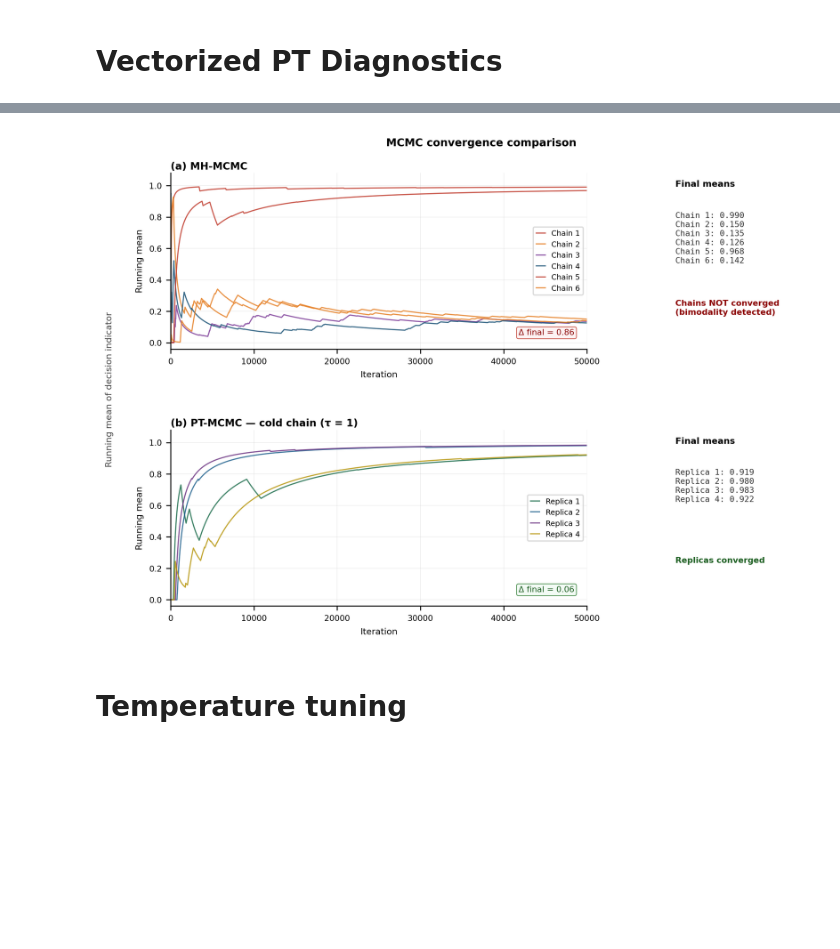
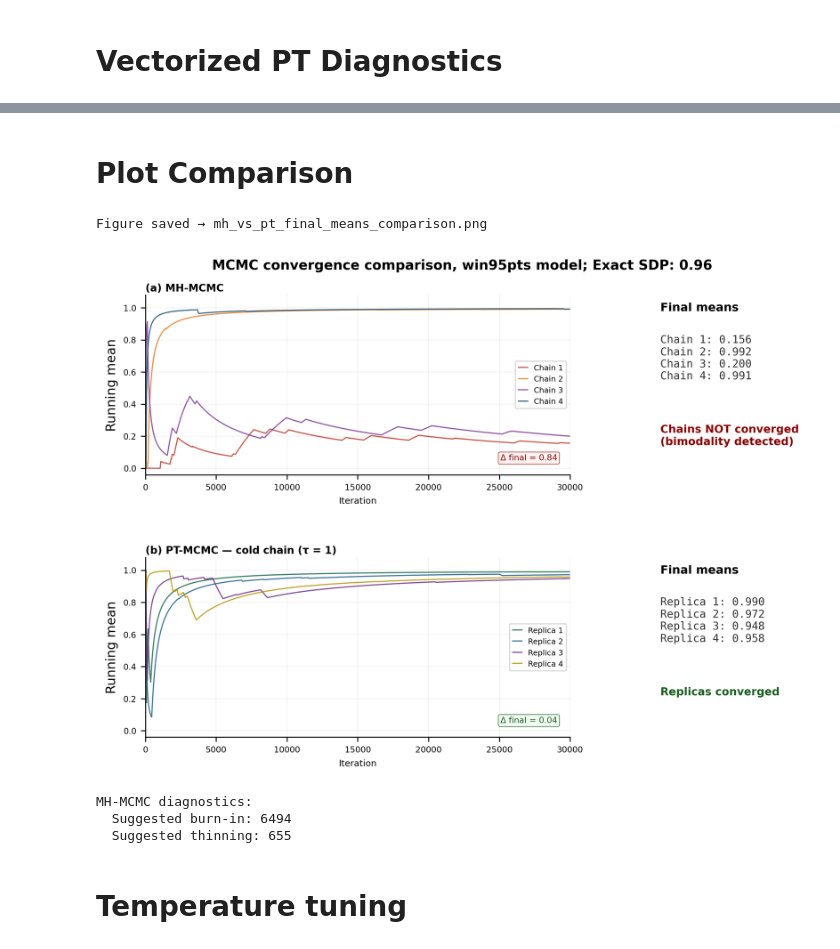
Before and after one commit to jpafcampos/explaining-BNs, a Jupyter notebook: src/mcmc_sanity_check.ipynb, the cells around one changed output, grey strips where cells are left out. Cells and saved outputs as stored; diff of their text form; code cells hidden in the pictures; blank space fills up the shorter version.

```diff
--- a/src/mcmc_sanity_check.ipynb
+++ b/src/mcmc_sanity_check.ipynb
@@ -85,7 +88,7 @@ Loading models...
 # %%
 interesting_patient = {'TTOK': 'No', 'NtSpd': 'OK', 'PgOrnttnOK': 'Incorrect', 'NetOK': 'Yes', 'TrTypFnts': 'No', 'PrtPath': 'Correct', 'PrtPaper': 'No_Paper', 'Problem1': 'No_Output', 'AppData': 'Correct', 'PrtDataOut': 'Yes', 'PSERRMEM': 'Low_Memory', 'Problem4': 'Yes', 'FntInstlltn': 'Verified', 'NnTTOK': 'No', 'AppDtGnTm': 'Fast_Enough', 'DskLocal': 'Greater_than_2_Mb', 'PrtSel': 'Yes', 'Problem5': 'No', 'IncmpltPS': 'Yes', 'PrtIcon': 'Normal', 'GDIIN': 'Yes', 'PrtData': 'Yes', 'PrtPScript': 'Yes', 'HrglssDrtnAftrPrnt': 'Fast_Enough', 'AvlblVrtlMmry': 'Adequate____1Mb_', 'PrtPort': 'Yes', 'GrbldOtpt': 'No', 'GDIOUT': 'Yes', 'TnrSpply': 'Adequate', 'PrntrAccptsTrtyp': 'No', 'PrtOn': 'No', 'Problem6': 'No', 'PrtSpool': 'Disabled', 'TstpsTxt': 'x_1_Mb_Available_VM', 'PrtTimeOut': 'Long_Enough', 'PrntPrcssTm': 'Too_Long', 'PrtStatToner': 'Low__None', 'DrvSet': 'Correct'}
 # %%
-interesting_patient = {'TTOK': 'No', 'NtSpd': 'OK', 'PgOrnttnOK': 'Incorrect', 'NetOK': 'Yes', 'TrTypFnts': 'No', 'PrtPath': 'Correct', 'PrtPaper': 'No_Paper', 'Problem1': 'No_Output', 'AppData': 'Correct', 'PrtDataOut': 'Yes', 'PSERRMEM': 'Low_Memory', 'Problem4': 'Yes', 'FntInstlltn': 'Verified', 'NnTTOK': 'No', 'AppDtGnTm': 'Fast_Enough', 'DskLocal': 'Greater_than_2_Mb', 'PrtSel': 'Yes', 'Problem5': 'No', 'IncmpltPS': 'Yes', 'PrtIcon': 'Normal', 'GDIIN': 'Yes', 'PrtData': 'Yes', 'PrtPScript': 'Yes', 'HrglssDrtnAftrPrnt': 'Fast_Enough', 'AvlblVrtlMmry': 'Adequate____1Mb_', 'PrtPort': 'Yes', 'GrbldOtpt': 'No', 'GDIOUT': 'Yes', 'TnrSpply': 'Adequate', 'PrntrAccptsTrtyp': 'No', 'PrtOn': 'No', 'Problem6': 'No', 'PrtSpool': 'Disabled', 'TstpsTxt': 'x_1_Mb_Available_VM', 'PrtTimeOut': 'Long_Enough', 'PrntPrcssTm': 'Too_Long', 'PrtStatToner': 'Low__None', 'DrvSet': 'Correct', 'PrtStatMem': 'Out_of_Memory'}
+#interesting_patient = {'TTOK': 'No', 'NtSpd': 'OK', 'PgOrnttnOK': 'Incorrect', 'NetOK': 'Yes', 'TrTypFnts': 'No', 'PrtPath': 'Correct', 'PrtPaper': 'No_Paper', 'Problem1': 'No_Output', 'AppData': 'Correct', 'PrtDataOut': 'Yes', 'PSERRMEM': 'Low_Memory', 'Problem4': 'Yes', 'FntInstlltn': 'Verified', 'NnTTOK': 'No', 'AppDtGnTm': 'Fast_Enough', 'DskLocal': 'Greater_than_2_Mb', 'PrtSel': 'Yes', 'Problem5': 'No', 'IncmpltPS': 'Yes', 'PrtIcon': 'Normal', 'GDIIN': 'Yes', 'PrtData': 'Yes', 'PrtPScript': 'Yes', 'HrglssDrtnAftrPrnt': 'Fast_Enough', 'AvlblVrtlMmry': 'Adequate____1Mb_', 'PrtPort': 'Yes', 'GrbldOtpt': 'No', 'GDIOUT': 'Yes', 'TnrSpply': 'Adequate', 'PrntrAccptsTrtyp': 'No', 'PrtOn': 'No', 'Problem6': 'No', 'PrtSpool': 'Disabled', 'TstpsTxt': 'x_1_Mb_Available_VM', 'PrtTimeOut': 'Long_Enough', 'PrntPrcssTm': 'Too_Long', 'PrtStatToner': 'Low__None', 'DrvSet': 'Correct', 'PrtStatMem': 'Out_of_Memory'}
 # %%
 target = select_optimal_target_node(win95pts_model)
 target_states = win95pts_model.get_cpds(target).state_names[target]
@@ -861,7 +710,7 @@ n_evidence
 # %%
 def run_vector_pt_mcmc_diagnostics(bn, target, target_value, patient, threshold,
                             n_iterations=15000, n_replicas=4,
-                            n_chains=4, max_temp=40.0,
+                            n_chains=4, max_temp=80.0,
                             use_ancestral_seed=True,
                             swap_interval=10):
     """
@@ -1278,6 +1127,6 @@ def run_vector_pt_mcmc_diagnostics(bn, target, target_value, patient, threshold,
         'temps':        temps,
     }
 # %%
-diag_interesting_pt = run_vector_pt_mcmc_diagnostics(win95pts_model, target, target_value, interesting_patient, 0.5, n_iterations=50_000)
+diag_interesting_pt = run_vector_pt_mcmc_diagnostics(win95pts_model, target, target_value, interesting_patient, 0.5, max_temp=40.0, n_iterations=30_000, use_ancestral_seed=False)
 # %% [output]
   PT replica 1/4 (n_chains=4, max_temp=40.0)...
@@ -1528,3 +1171,5 @@ plot_mh_vs_pt_convergence(diag_interesting_mcmc, diag_interesting_pt)
+# %% [markdown]
+# Plot Comparison
 # %%
 import numpy as np
 import matplotlib.pyplot as plt
@@ -1592,7 +1237,7 @@ def plot_mh_vs_pt_convergence_final_means(
     ax_mh.set_xlim(0, n_iter_mh)
     ax_mh.set_ylim(-0.04, 1.08)
     ax_mh.set_xlabel('Iteration', fontsize=7)
-    ax_mh.set_ylabel('Running mean', fontsize=7)
+    ax_mh.set_ylabel('Running mean', fontsize=10)
     ax_mh.set_title(f'({chr(97)}) {mh_label}', fontsize=8, fontweight='bold',
                     loc='left', pad=3)
     ax_mh.tick_params(labelsize=6.5)
@@ -1625,16 +1270,16 @@ def plot_mh_vs_pt_convergence_final_means(
     ax_mh_r.text(0.05, 0.96,
                  'Final means',
                  transform=ax_mh_r.transAxes,
-                 fontsize=7, fontweight='bold', va='top')
+                 fontsize=9, fontweight='bold', va='top')
     ax_mh_r.text(0.05, 0.78,
                  mh_means_str,
                  transform=ax_mh_r.transAxes,
-                 fontsize=6.5, va='top', family='monospace',
+                 fontsize=8.5, va='top', family='monospace',
                  color='#333333')
     ax_mh_r.text(0.05, 0.28,
                  verdict,
                  transform=ax_mh_r.transAxes,
-                 fontsize=6.5, va='top', color=verdict_col,
+                 fontsize=8.5, va='top', color=verdict_col,
                  fontweight='bold')
 
     # ── (c) PT cold-chain trace ───────────────────────────────────────────────
@@ -1646,7 +1291,7 @@ def plot_mh_vs_pt_convergence_final_means(
     ax_pt.set_xlim(0, n_iter_pt)
     ax_pt.set_ylim(-0.04, 1.08)
     ax_pt.set_xlabel('Iteration', fontsize=7)
-    ax_pt.set_ylabel('Running mean', fontsize=7)
+    ax_pt.set_ylabel('Running mean', fontsize=10)
     ax_pt.set_title(f'({chr(98)}) {pt_label} — cold chain (τ = 1)',
                     fontsize=8, fontweight='bold', loc='left', pad=3)
     ax_pt.tick_params(labelsize=6.5)
@@ -1680,31 +1325,31 @@ def plot_mh_vs_pt_convergence_final_means(
     ax_pt_r.text(0.05, 0.96,
                  'Final means',
                  transform=ax_pt_r.transAxes,
-                 fontsize=7, fontweight='bold', va='top')
+                 fontsize=9, fontweight='bold', va='top')
     ax_pt_r.text(0.05, 0.78,
                  pt_means_str,
                  transform=ax_pt_r.transAxes,
-                 fontsize=6.5, va='top', family='monospace',
+                 fontsize=8.5, va='top', family='monospace',
                  color='#333333')
     ax_pt_r.text(0.05, 0.28,
                  pt_verdict,
                  transform=ax_pt_r.transAxes,
-                 fontsize=6.5, va='top', color=pt_verdict_col,
+                 fontsize=8.5, va='top', color=pt_verdict_col,
                  fontweight='bold')
 
     # ── Overall title ─────────────────────────────────────────────────────────
-    title_parts = ['MCMC convergence comparison']
+    title_parts = ['MCMC convergence comparison, win95pts model; Exact SDP: 0.96']
     if network_name:
         title_parts.append(f'— {network_name}')
-    fig.suptitle('  '.join(title_parts), fontsize=8.5, fontweight='bold',
+    fig.suptitle('  '.join(title_parts), fontsize=10.5, fontweight='bold',
                  y=0.965, x=0.53)
 
     # ── Shared y-label strip ──────────────────────────────────────────────────
     # A single invisible axis spanning both trace panels to carry a shared label
-    fig.text(0.015, 0.50,
-             'Running mean of decision indicator',
-             va='center', ha='center',
-             rotation='vertical', fontsize=7, color='#444444')
+    #fig.text(0.015, 0.50,
+    #         'Running mean of decision indicator',
+    #         va='center', ha='center',
+    #         rotation='vertical', fontsize=12, color='#444444')
 
     if save_path:
         fig.savefig(save_path, dpi=dpi, bbox_inches='tight')
@@ -1712,6 +1357,7 @@ def plot_mh_vs_pt_convergence_final_means(
 
     return fig
 # %%
-plot_mh_vs_pt_convergence_final_means(diag_interesting_mcmc, diag_interesting_pt)
+plot_mh_vs_pt_convergence_final_means(diag_interesting_mcmc, diag_interesting_pt, save_path='mh_vs_pt_final_means_comparison.png')
 # %% [output]
+Figure saved → mh_vs_pt_final_means_comparison.png
-[figure, old version]
+[figure, new version]
@@ -1718,3 +1372,18 @@ plot_mh_vs_pt_convergence_final_means(diag_interesting_mcmc, diag_interesting_pt
+# %%
+# open and inspect saved diagnostics
+with open('diagnostics_win95pts.pkl', 'rb') as f:
+    diagnostics = pickle.load(f)
+diagnostics.keys()
+diagnostics['mh'].keys()
+diagnostics['pt'].keys()
+
+print("MH-MCMC diagnostics:")
+print(f"  Suggested burn-in: {diagnostics['mh']['burn_in']}")
+print(f"  Suggested thinning: {diagnostics['mh']['thinning']}")
+# %% [output]
+MH-MCMC diagnostics:
+  Suggested burn-in: 6494
+  Suggested thinning: 655
 # %%
 from bn_entropy import *
 # %% [markdown]
```
Also changed, not shown: parts of 11 cells of this notebook, 24 other files.
